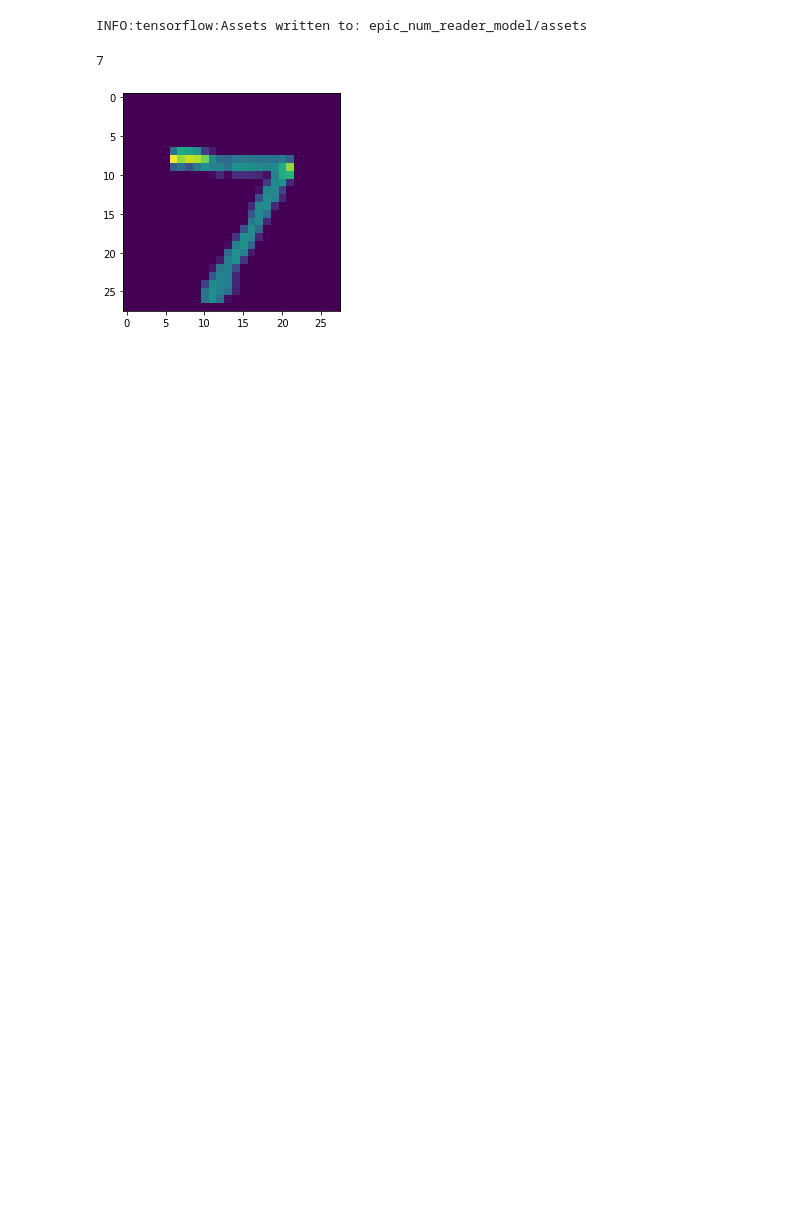
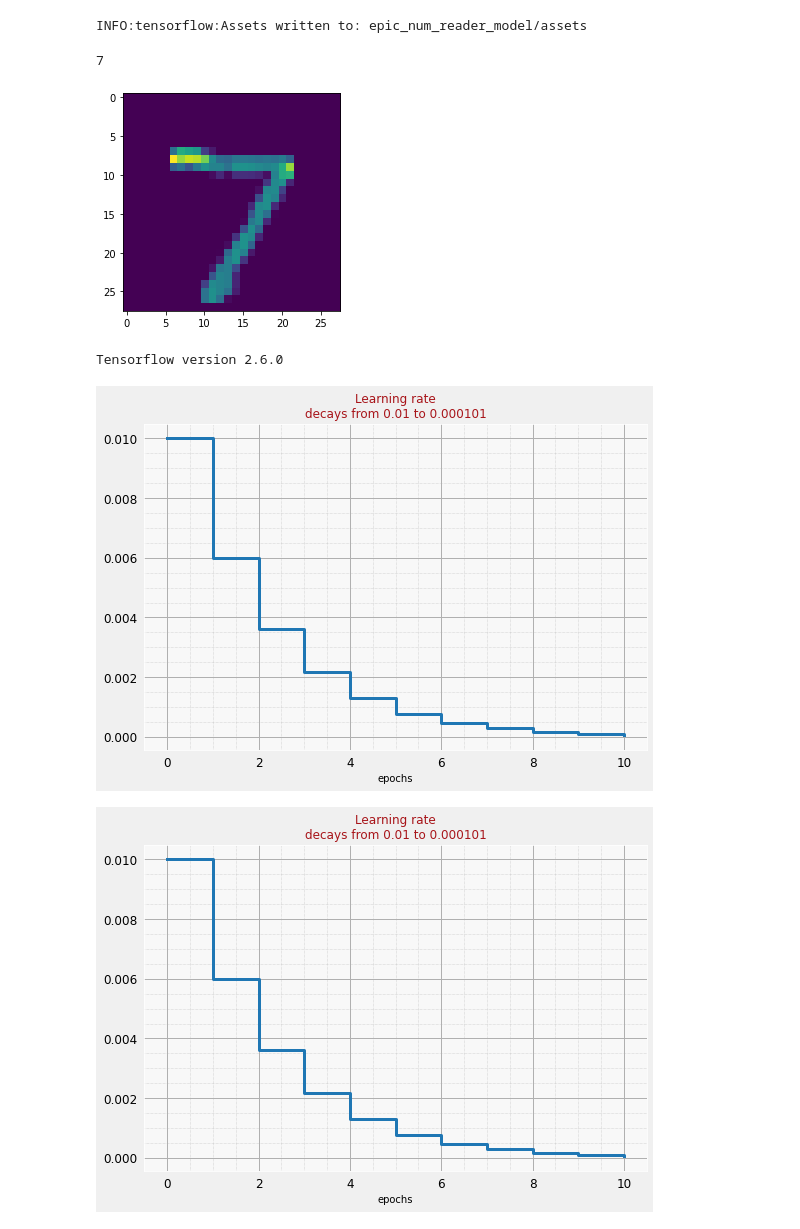
Before and after one commit to Peter-Rambeck/python_week_handin, a Jupyter notebook: Week_10.ipynb, the cells around one changed output. Drawn from its saved outputs; the diff is of its cells as text; code cells hidden in the pictures; blank space fills up the shorter version.

```diff
--- a/Week_10.ipynb
+++ b/Week_10.ipynb
@@ -76,3 +76,21 @@ plt.imshow(x_test[0])
 plt.show()
 # %% [output]
 [figure]
+# %%
+BATCH_SIZE = 128
+EPOCHS = 10
+
+training_images_file   = 'gs://mnist-public/train-images-idx3-ubyte'
+training_labels_file   = 'gs://mnist-public/train-labels-idx1-ubyte'
+validation_images_file = 'gs://mnist-public/t10k-images-idx3-ubyte'
+validation_labels_file = 'gs://mnist-public/t10k-labels-idx1-ubyte'
+# %%
+import os, re, math, json, shutil, pprint
+import PIL.Image, PIL.ImageFont, PIL.ImageDraw
+import IPython.display as display
+import numpy as np
+import tensorflow as tf
+from matplotlib import pyplot as plt
+print("Tensorflow version " + tf.__version__)
+# %% [output]
+Tensorflow version 2.6.0
@@ -78,0 +304,13 @@ plt.show()
+# %%
+# lr decay function
+def lr_decay(epoch):
+  return 0.01 * math.pow(0.6, epoch)
+
+# lr schedule callback
+lr_decay_callback = tf.keras.callbacks.LearningRateScheduler(lr_decay, verbose=True)
+
+# important to see what you are doing
+plot_learning_rate(lr_decay, EPOCHS)
+# %% [output]
+[figure, added]
+[figure, added]
```
Also changed, not shown: parts of 11 cells of this notebook.
